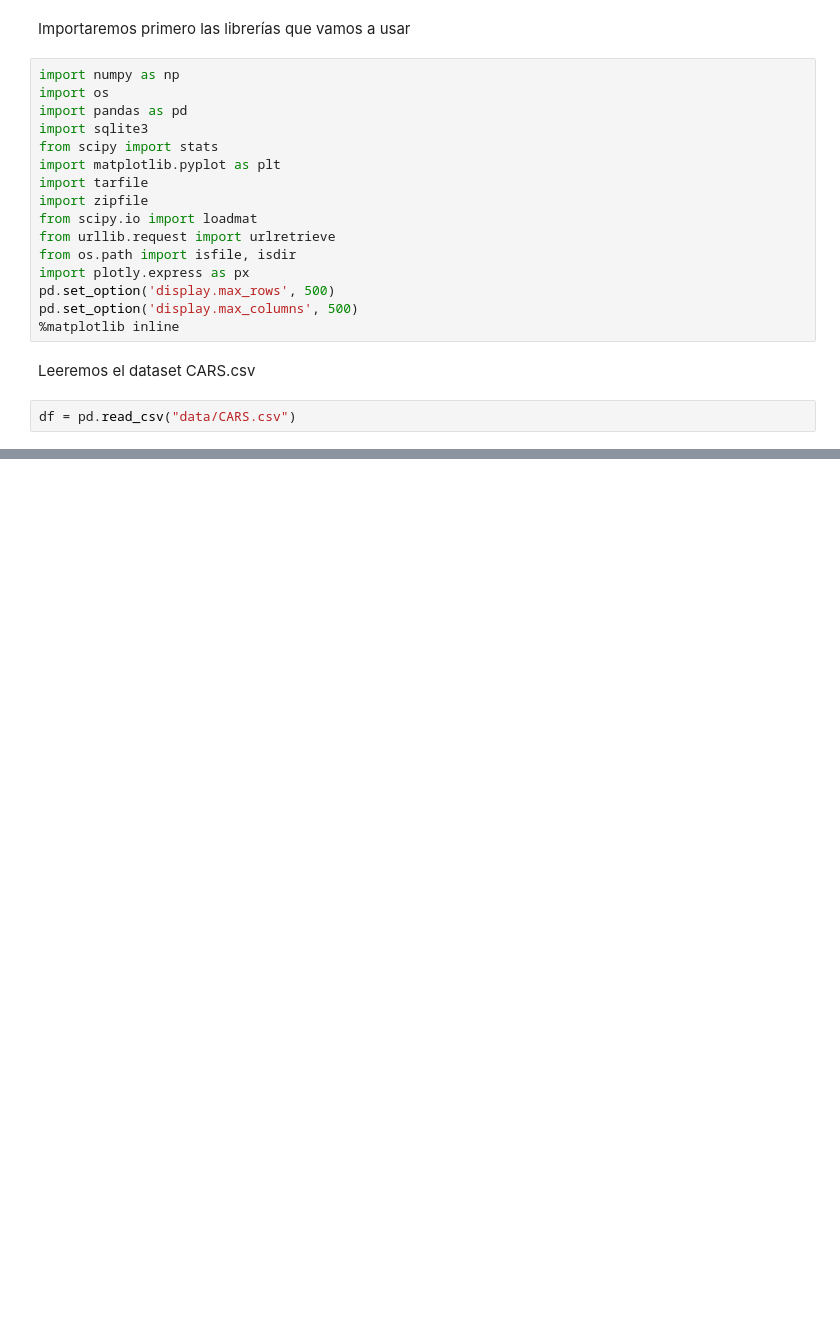
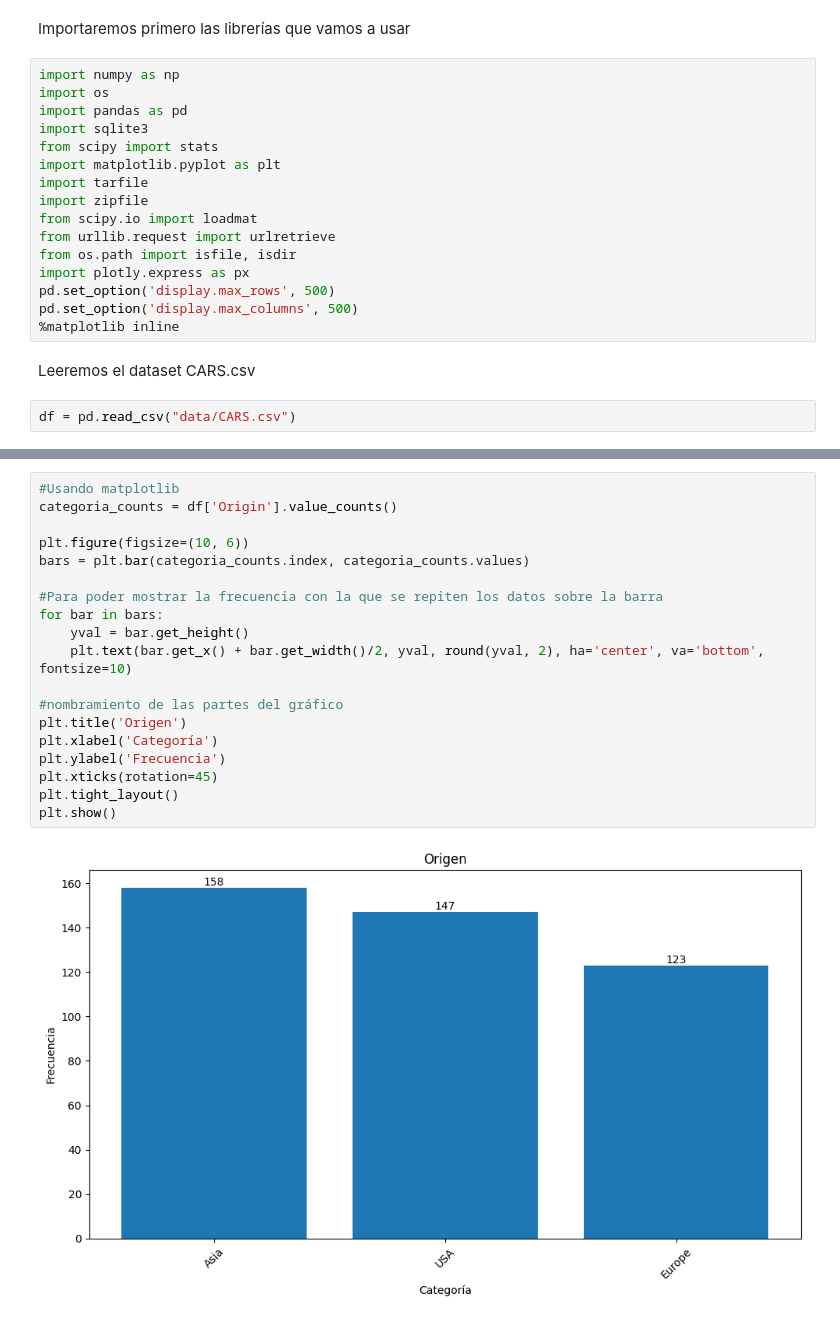
Before and after one commit to MiguelRiosT/Estadistica3_2023-2, a Jupyter notebook: Tarea1/src/notebook/Punto3.ipynb, the cells around one changed output, grey strips where cells are left out. Cells and saved outputs as stored; diff of their text form; blank space fills up the shorter version.

```diff
--- a/Tarea1/src/notebook/Punto3.ipynb
+++ b/Tarea1/src/notebook/Punto3.ipynb
@@ -36,0 +110,21 @@ df.describe()
+# %%
+#Usando matplotlib
+categoria_counts = df['Origin'].value_counts()
+
+plt.figure(figsize=(10, 6))
+bars = plt.bar(categoria_counts.index, categoria_counts.values)
+
+#Para poder mostrar la frecuencia con la que se repiten los datos sobre la barra
+for bar in bars:
+    yval = bar.get_height()
+    plt.text(bar.get_x() + bar.get_width()/2, yval, round(yval, 2), ha='center', va='bottom', fontsize=10)
+
+#nombramiento de las partes del gráfico
+plt.title('Origen')
+plt.xlabel('Categoría')
+plt.ylabel('Frecuencia')
+plt.xticks(rotation=45)
+plt.tight_layout()
+plt.show()
+# %% [output]
+[figure, added]
```
Also changed, not shown: parts of 13 cells of this notebook.
